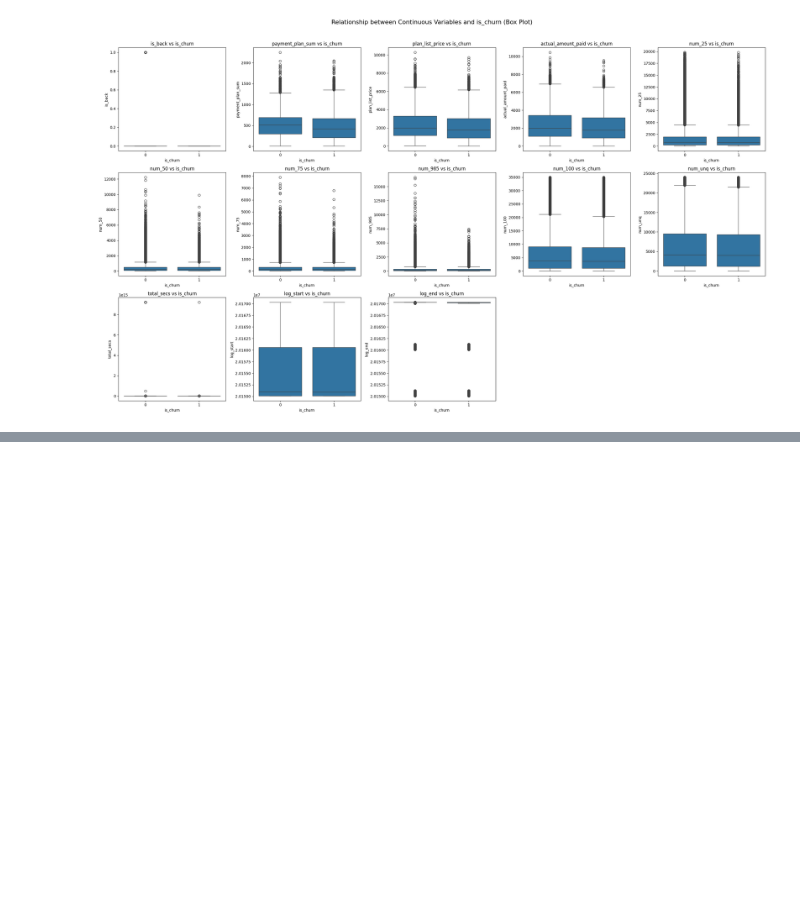
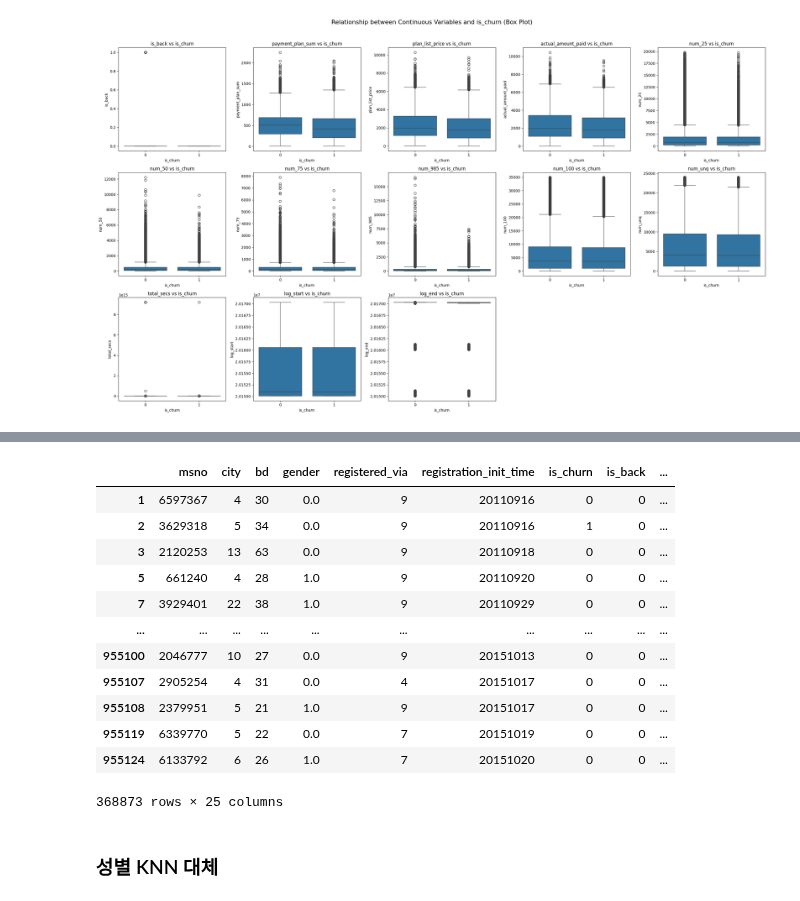
Before and after one commit to SKNETWORKS-FAMILY-AICAMP/SKN09-2nd-2Team, a Jupyter notebook: kimujung/EDA.ipynb, the cells around one changed output, grey strips where cells are left out. Drawn from its saved outputs; the diff is of its cells as text; code cells hidden in the pictures; blank space fills up the shorter version.

```diff
--- a/kimujung/EDA.ipynb
+++ b/kimujung/EDA.ipynb
@@ -586,0 +533,18 @@ weighted avg       0.57      0.57      0.56    111220
+# %%
+df[(df['bd'] >= 10) & (df['bd'] <= 100)]
+# %% [output]
+|  | msno | city | bd | gender | registered_via | registration_init_time | is_churn | is_back | ... |
+| 1 | 6597367 | 4 | 30 | 0.0 | 9 | 20110916 | 0 | 0 | ... |
+| 2 | 3629318 | 5 | 34 | 0.0 | 9 | 20110916 | 1 | 0 | ... |
+| 3 | 2120253 | 13 | 63 | 0.0 | 9 | 20110918 | 0 | 0 | ... |
+| 5 | 661240 | 4 | 28 | 1.0 | 9 | 20110920 | 0 | 0 | ... |
+| 7 | 3929401 | 22 | 38 | 1.0 | 9 | 20110929 | 0 | 0 | ... |
+| ... | ... | ... | ... | ... | ... | ... | ... | ... | ... |
+| 955100 | 2046777 | 10 | 27 | 0.0 | 9 | 20151013 | 0 | 0 | ... |
+| 955107 | 2905254 | 4 | 31 | 0.0 | 4 | 20151017 | 0 | 0 | ... |
+| 955108 | 2379951 | 5 | 21 | 1.0 | 9 | 20151017 | 0 | 0 | ... |
+| 955119 | 6339770 | 5 | 22 | 0.0 | 7 | 20151019 | 0 | 0 | ... |
+| 955124 | 6133792 | 6 | 26 | 1.0 | 7 | 20151020 | 0 | 0 | ... |
+368873 rows × 25 columns
+# %% [markdown]
+### 성별 KNN 대체
```
Also changed, not shown: parts of 15 cells of this notebook.
